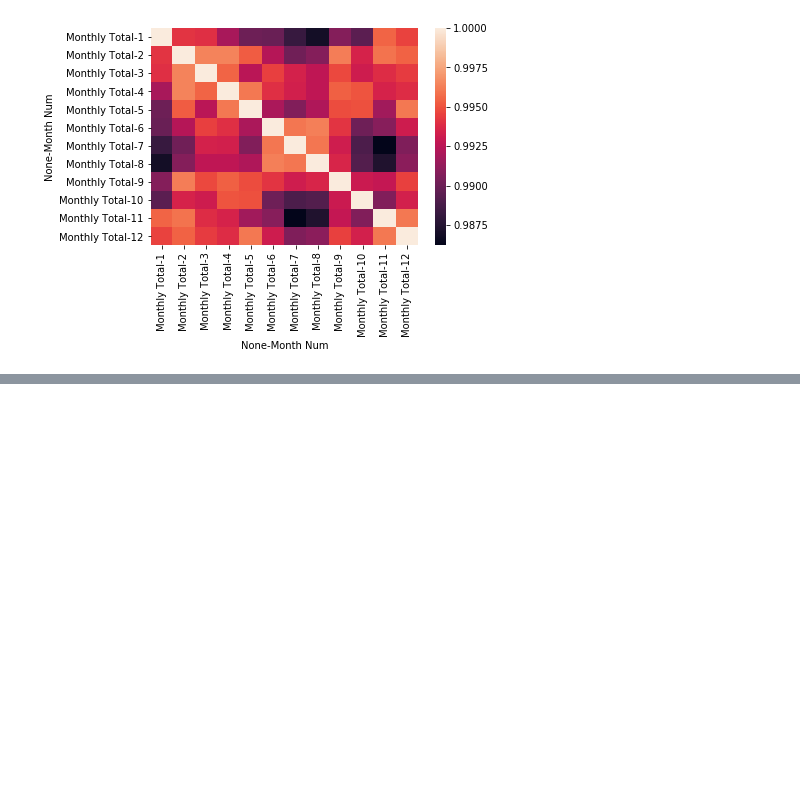
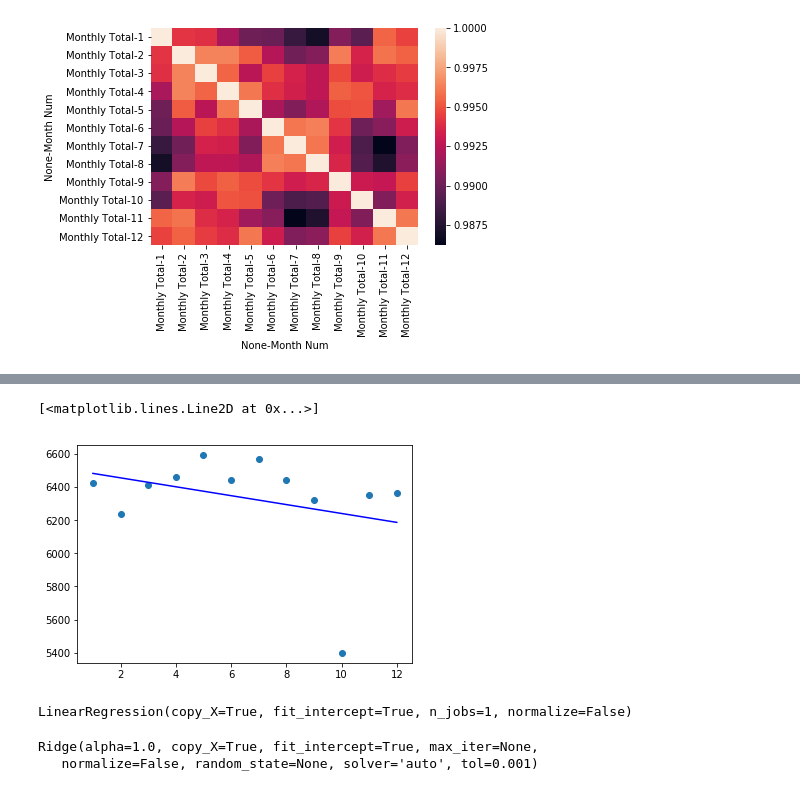
Before and after one commit to peoplecure/aap, a Jupyter notebook: assignments/8.ipynb, the cells around one changed output, grey strips where cells are left out. Cells and saved outputs as stored; diff of their text form; code cells hidden in the pictures; blank space fills up the shorter version.

```diff
--- a/assignments/8.ipynb
+++ b/assignments/8.ipynb
@@ -718,0 +786,29 @@ sns.heatmap(FMS.corr())
+# %%
+# From this point on, I'm just copying and pasting
+from sklearn.linear_model import LinearRegression
+
+linear = LinearRegression()
+linear.fit(x_times, y_starting)
+
+# Plotting
+plt.scatter(x_times, y_starting)
+plt.plot(x_times, x_times*linear.coef_ + linear.intercept_, c = "b" )
+# %% [output]
+[<matplotlib.lines.Line2D at 0x...>]
+[figure, added]
+# %%
+# Model 1, polynomial linear regression x25 degree
+from sklearn.preprocessing import PolynomialFeatures
+
+poly_25 = PolynomialFeatures(degree=25)
+x_25 = poly_25.fit_transform(x_times)
+linear = linear_model.LinearRegression()
+linear.fit(x_25, y_starting)
+# %% [output]
+LinearRegression(copy_X=True, fit_intercept=True, n_jobs=1, normalize=False)
+# %%
+ridge = linear_model.Ridge()
+ridge.fit(x_25, y_starting)
+# %% [output]
+Ridge(alpha=1.0, copy_X=True, fit_intercept=True, max_iter=None,
+   normalize=False, random_state=None, solver='auto', tol=0.001)
```
Also changed, not shown: parts of 14 cells of this notebook, 33 other files.
